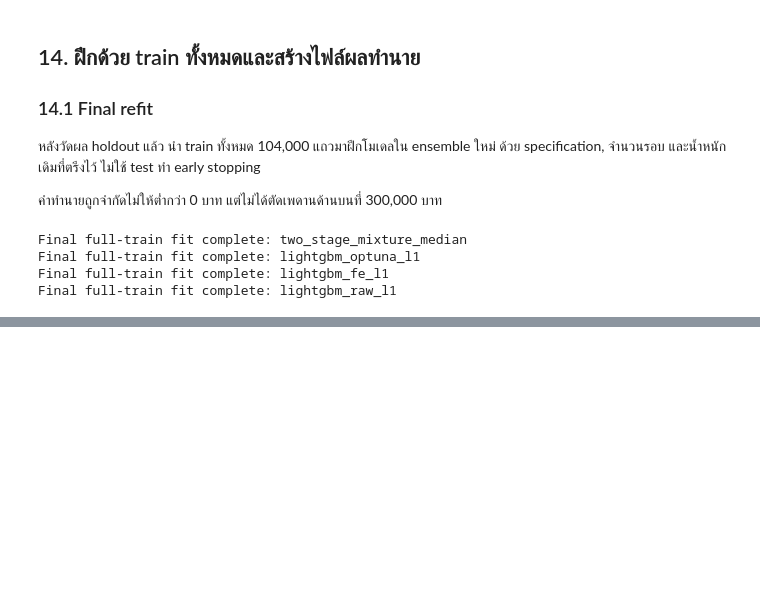
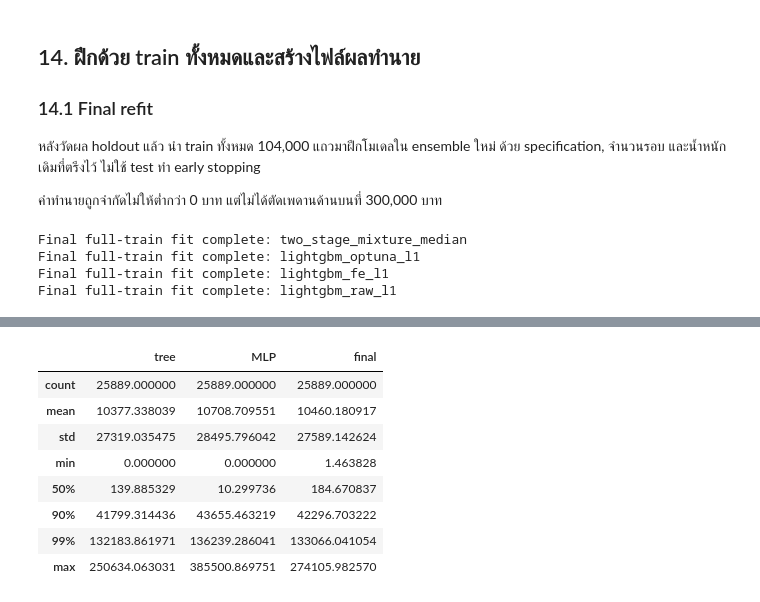
Before and after one commit to JeffMerry/Player-Intelligence-System-CPE342-ML, a Jupyter notebook: Task3/notebooks/task-3-monthly-spending-prediction.ipynb, the cells around one changed output, grey strips where cells are left out. Drawn from its saved outputs; the diff is of its cells as text; code cells hidden in the pictures; blank space fills up the shorter version.

```diff
--- a/Task3/notebooks/task-3-monthly-spending-prediction.ipynb
+++ b/Task3/notebooks/task-3-monthly-spending-prediction.ipynb
@@ -1283 +1454,21 @@ Final full-train fit complete: lightgbm_raw_l1
+# %%
+# ฝึก MLP ด้วย train ทั้งหมด (จำนวน epoch จากขั้นก่อน) แล้วผสมกับคำทำนายของ tree ensemble
+mlp_final_model, mlp_final_prep, _ = mlp_fit(X_fe, y_all.to_numpy(dtype=np.float64), MLP_FINAL_EPOCHS)
+xt_fe = make_features(test, True)
+assert list(xt_fe.columns) == list(X_fe.columns)
+neural_test = mlp_predict(mlp_final_model, xt_fe, mlp_final_prep)
+tree_prediction = prediction.copy()
+prediction = (1 - MLP_ALPHA) * tree_prediction + MLP_ALPHA * neural_test
+assert prediction.shape == (25889,) and np.isfinite(prediction).all() and (prediction >= 0).all()
+display(pd.DataFrame({'tree': tree_prediction, 'MLP': neural_test, 'final': prediction}).describe(percentiles=[.5, .9, .99]))
+# %% [output]
+|  | tree | MLP | final |
+| count | 25889.000000 | 25889.000000 | 25889.000000 |
+| mean | 10377.338039 | 10708.709551 | 10460.180917 |
+| std | 27319.035475 | 28495.796042 | 27589.142624 |
+| min | 0.000000 | 0.000000 | 1.463828 |
+| 50% | 139.885329 | 10.299736 | 184.670837 |
+| 90% | 41799.314436 | 43655.463219 | 42296.703222 |
+| 99% | 132183.861971 | 136239.286041 | 133066.041054 |
+| max | 250634.063031 | 385500.869751 | 274105.982570 |
 # %% [markdown]
```
Also changed, not shown: parts of 17 cells of this notebook, 3 other files.
